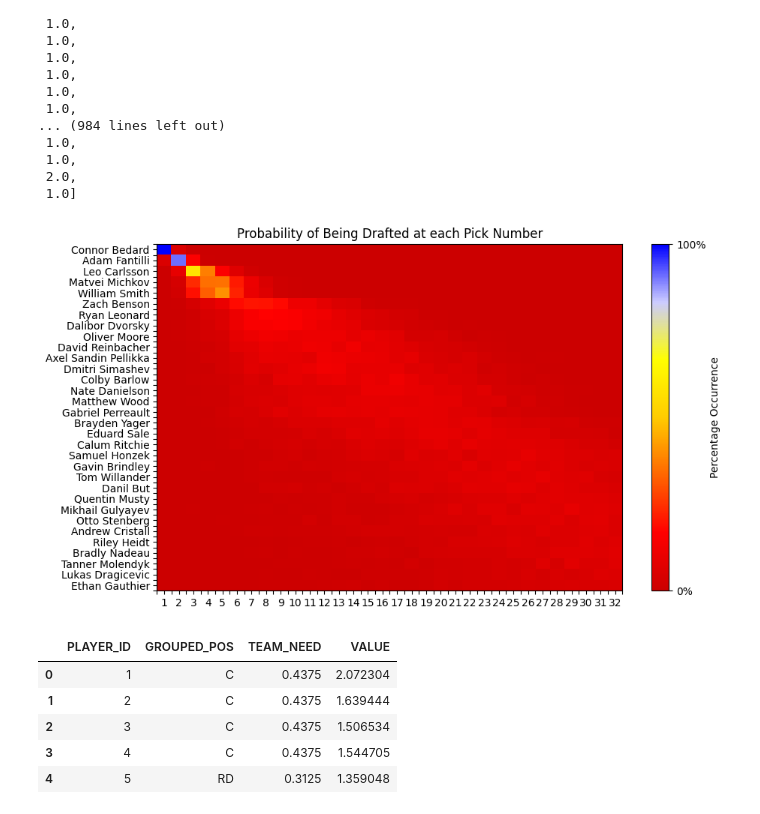
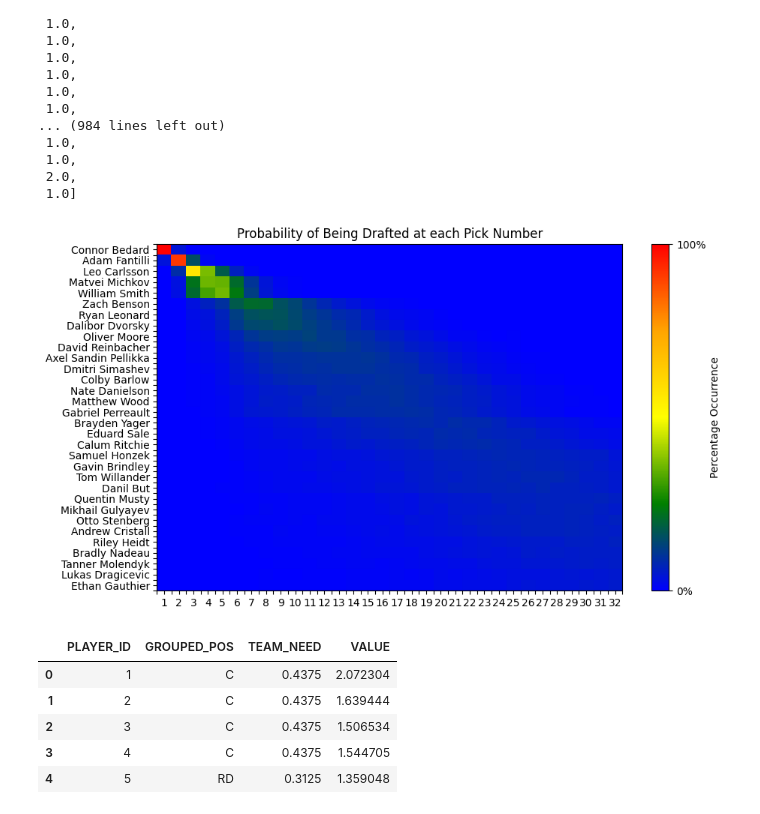
Before and after one commit to hinayatali9/EMSF_CAPSTONE, a Jupyter notebook: draft_pick_prob/modelling/notebooks/pick_prob_testing.ipynb, the cells around one changed output. Cells and saved outputs as stored; diff of their text form; code cells hidden in the pictures.

```diff
--- a/draft_pick_prob/modelling/notebooks/pick_prob_testing.ipynb
+++ b/draft_pick_prob/modelling/notebooks/pick_prob_testing.ipynb
@@ -258,3 +242,15 @@ player_ability_parameters_df.to_csv('./draft_pick_prob/player_ability_params/pla
 print(np.exp(result.x[18])/np.sum(np.exp(result.x[7:])))
 # %% [output]
 0.008677935034533088
+# %%
+player_ability_parameters_df=pd.read_csv(personal_path+'/draft_pick_prob/player_ability_params/player_parameters.csv')
+draft_df=pd.read_csv('/Users/hinayatali/Desktop/EMSF_CAPSTONE/draft_pick_prob/draft_order/2023/2023_NHL_DRAFT.csv')
+merged_df = player_ability_parameters_df.merge(draft_df[['PLAYER_NAME', 'RANK']], on=['PLAYER_NAME'])
+merged_df = merged_df.sort_values(by='RANK')
+merged_df = merged_df.head(32)
+merged_df = merged_df.sort_values(by='ABILITY_PARAMS', ascending=False)
+merged_df.reset_index()
+merged_df['ABILITY']=merged_df.index
+merged_df['ERROR'] = abs(merged_df['ABILITY']-merged_df['RANK'])
+mae = merged_df['ERROR'].sum()/len(merged_df['ERROR'])
+print(mae)
@@ -261,6 +259,6 @@ print(np.exp(result.x[18])/np.sum(np.exp(result.x[7:])))
 # %%
 x = 224  # Number of players to select
-num_simulations = 1000  # Number of simulations
+num_simulations = 10000  # Number of simulations
 
 def simulate_player_selection(parameters, x):
     selected_players = []
@@ -290,7 +288,7 @@ for _ in range(num_simulations):
 # %%
 lists_of_numbers=[]
 
-for j in range(len(result.x)):
+for j in range(len(player_ability_parameters_df)):
     first_player=[]
     for i in simulation_results:
         test_array = np.array(i)
@@ -322,6 +320,7 @@ lists_of_numbers[0]
  1.0]
 # %%
 import numpy as np
+import matplotlib
 import matplotlib.pyplot as plt
 
 lists_of_numbers_2=lists_of_numbers[0:32]
@@ -346,41 +345,41 @@ import matplotlib.colors as mcolors
 from matplotlib.colors import LinearSegmentedColormap
 from matplotlib.colors import Normalize
 from matplotlib.cm import ScalarMappable
-
+colors = ['blue', 'green', 'yellow', 'orange', 'red']
 custom_cmap = LinearSegmentedColormap.from_list('custom', colors, N=256)
 log_transformed_data = np.log1p(heatmap_array)
 heatmap_array
 colors = [(0.8, 0, 0), (1, 0, 0), (1, 0.4, 0), (1, 0.8, 0), (1, 1, 0), (0.8, 0.8, 1), (0, 0, 1)]
 
 # value_ranges = [(0.0, 0.20), (0.20, 0.40), (0.40, 0.60), (0.60, 0.80), (0.80, 1.0)]
-# colors = ['blue', 'green', 'yellow', 'orange', 'red']
+
 # norm = Normalize(vmin=0, vmax=1)
 # sm = ScalarMappable(cmap='rainbow', norm=norm)
 # sm.set_array([])
 # cax = plt.imshow(heatmap_array, cmap='rainbow', interpolation='nearest', aspect='auto')
 # cbar = plt.colorbar(sm, ticks=[norm(range_start) for range_start, _ in value_ranges])
 # cbar.set_ticklabels(colors)
 player_names=list(player_ability_parameters_df['PLAYER_NAME'].head(32))
 plt.figure(figsize=(10, 6))
 num_bins = 100  # Adjust the number of color levels
 
 cax = plt.imshow(log_transformed_data, cmap=custom_cmap, interpolation='nearest', aspect='auto')
 cbar = plt.colorbar(cax, ticks=[log_transformed_data.min(), log_transformed_data.max()])
 cbar.set_ticklabels(['0%', '100%'])
 cbar.set_label('Percentage Occurrence')
 # plt.grid(which='both', color='black', linewidth=0.5)
 
 
 plt.xticks(np.arange(32), range(1, 33))
 plt.yticks(np.arange(len(player_names)), player_names)
 plt.title('Probability of Being Drafted at each Pick Number')
 ax = plt.gca()
 ax.xaxis.set_major_locator(MultipleLocator(0.5))
 ax.yaxis.set_major_locator(MultipleLocator(0.5))
 
 plt.show()
 # %% [output]
-[figure, old version]
+[figure, new version]
 # %%
 def get_value(row, team, external_df):
     if row['POS'] in ['LW', 'RW', 'C']:
```
Also changed, not shown: parts of 5 cells of this notebook.
